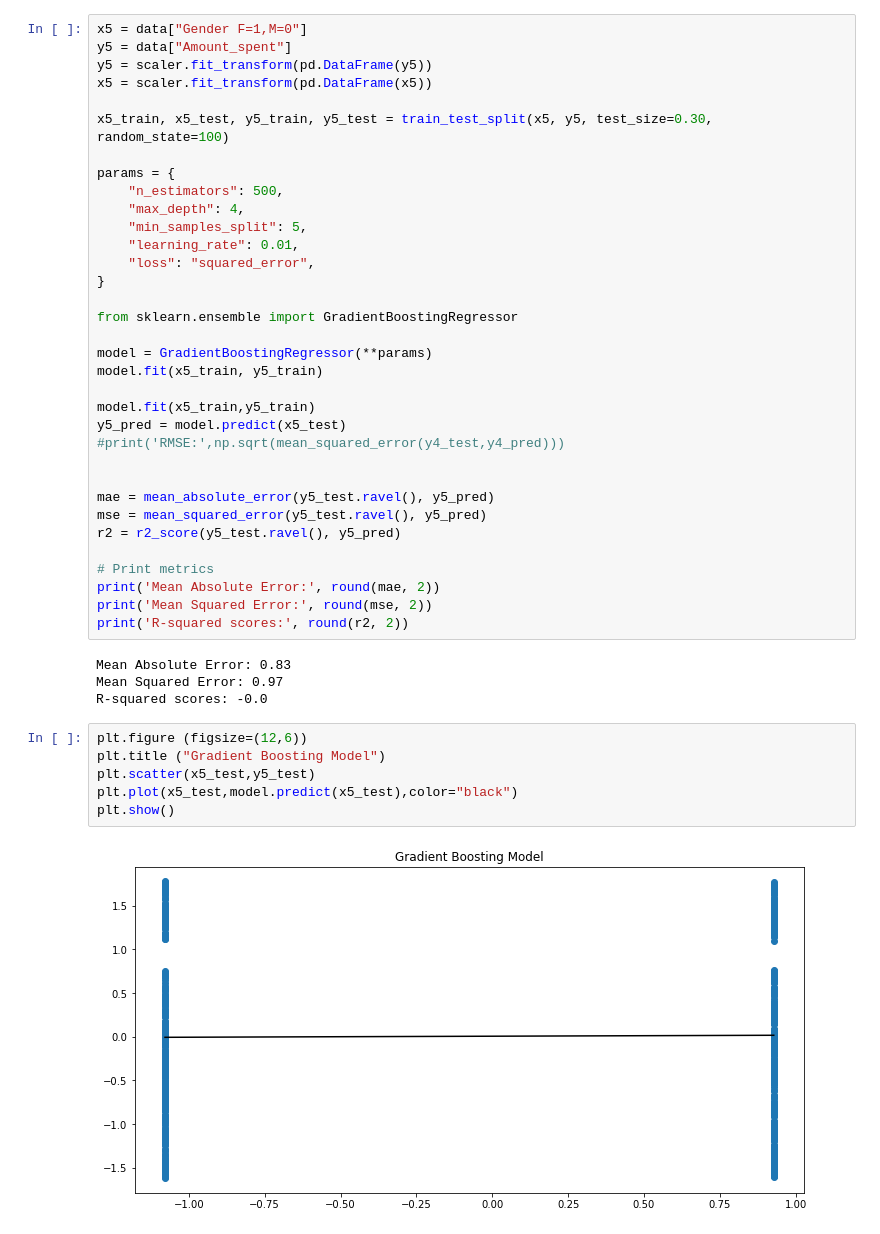
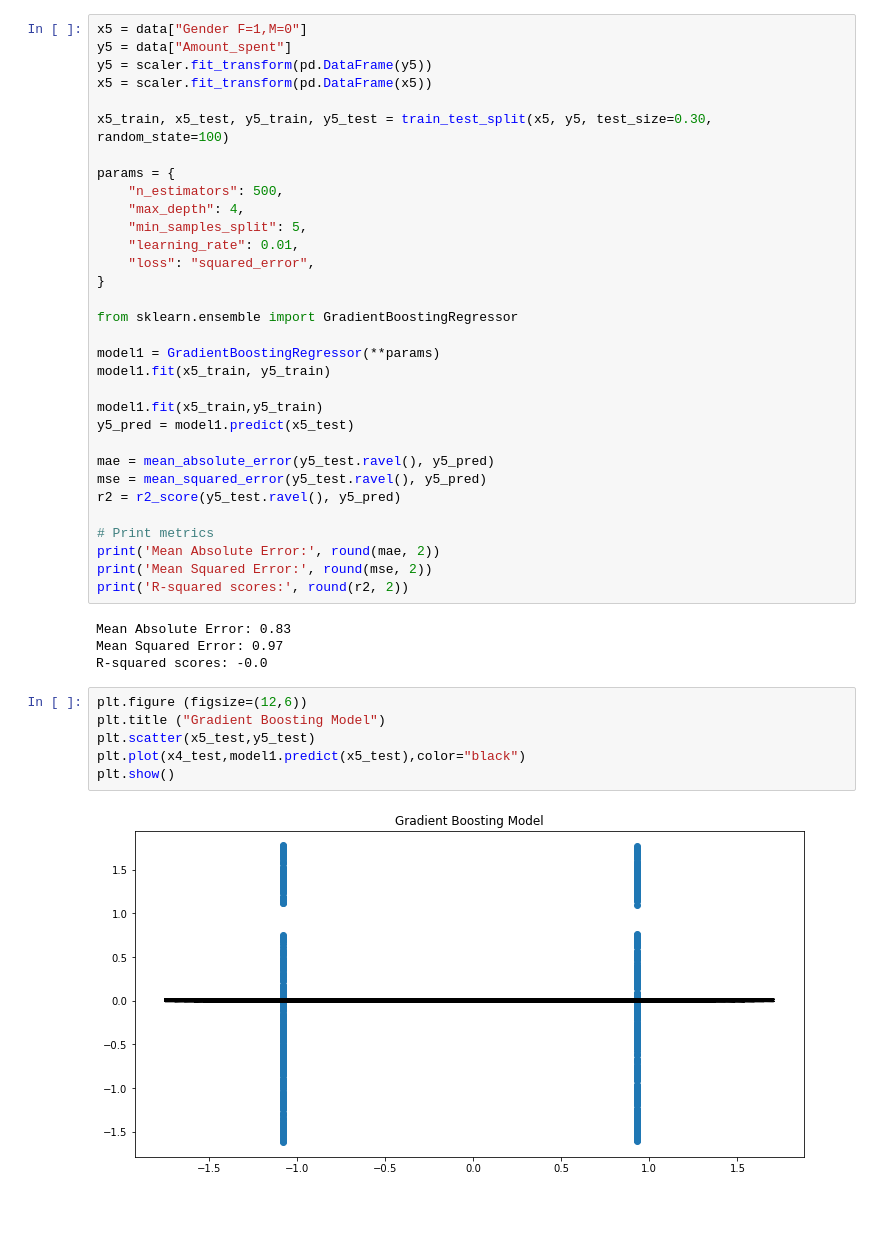
Before and after one commit to angeld97633/datacapstone, a Jupyter notebook: dcapstone/notebooks/InterimData.ipynb, the cells around one changed output. Saved outputs shown, nothing was run; the diff lists cells and outputs as text.

```diff
--- a/dcapstone/notebooks/InterimData.ipynb
+++ b/dcapstone/notebooks/InterimData.ipynb
@@ -480,13 +646,11 @@ params = {
 
 from sklearn.ensemble import GradientBoostingRegressor
 
-model = GradientBoostingRegressor(**params)
-model.fit(x5_train, y5_train)
+model1 = GradientBoostingRegressor(**params)
+model1.fit(x5_train, y5_train)
 
-model.fit(x5_train,y5_train)
-y5_pred = model.predict(x5_test)
-#print('RMSE:',np.sqrt(mean_squared_error(y4_test,y4_pred)))
-
+model1.fit(x5_train,y5_train)
+y5_pred = model1.predict(x5_test)
 
 mae = mean_absolute_error(y5_test.ravel(), y5_pred)
 mse = mean_squared_error(y5_test.ravel(), y5_pred)
@@ -500,11 +664,11 @@ print('R-squared scores:', round(r2, 2))
 Mean Absolute Error: 0.83
 Mean Squared Error: 0.97
 R-squared scores: -0.0
-# %%
-plt.figure (figsize=(12,6))
-plt.title ("Gradient Boosting Model")
-plt.scatter(x5_test,y5_test)
-plt.plot(x5_test,model.predict(x5_test),color="black")
-plt.show()
-# %% [output]
-[figure, removed]
+# %%
+plt.figure (figsize=(12,6))
+plt.title ("Gradient Boosting Model")
+plt.scatter(x5_test,y5_test)
+plt.plot(x4_test,model1.predict(x5_test),color="black")
+plt.show()
+# %% [output]
+[figure, added]
```
Also changed, not shown: parts of 18 cells of this notebook, 2 other files.
